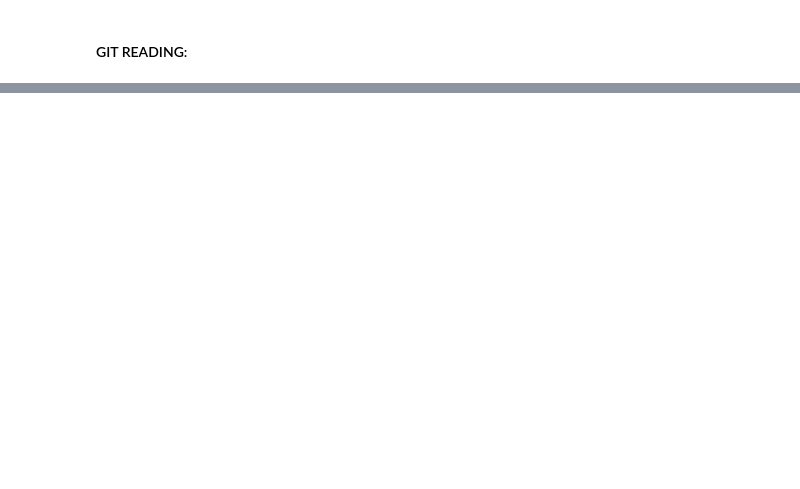
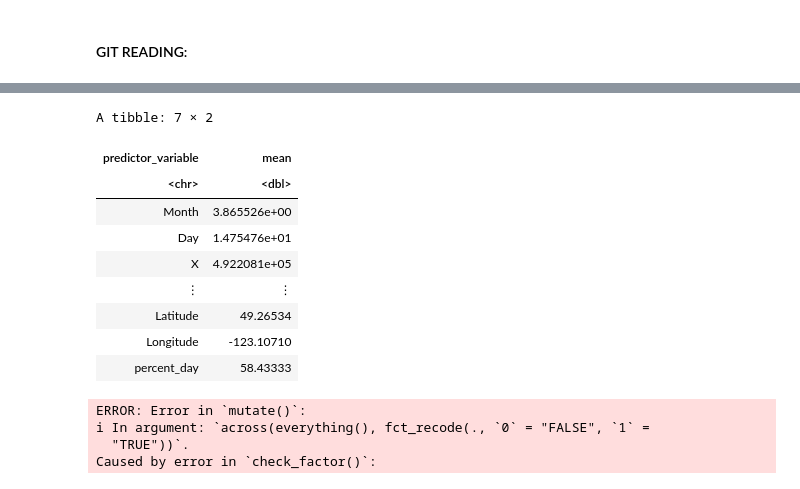
Before and after one commit to ireneberezin/DSCI-PROJECT-38, a Jupyter notebook: project_proposal.ipynb, the cells around one changed output, grey strips where cells are left out. Saved outputs shown, nothing was run; the diff lists cells and outputs as text; code cells hidden in the pictures; blank space fills up the shorter version.

```diff
--- a/project_proposal.ipynb
+++ b/project_proposal.ipynb
@@ -81,0 +116,31 @@ git_test_sprihaa
+# %%
+
+predictor_info <- crime_data_filtered|>
+select(-type_of_crime, -Year, -Neighborhood, -block_location)|>
+mutate(across(Month:Day, as.integer))|>
+drop_na()|>
+map_df(mean)|>
+pivot_longer(cols=Month:percent_day, names_to="predictor_variable", values_to="mean")
+predictor_info
+# %% [output]
+A tibble: 7 × 2
+| predictor_variable | mean |
+| <chr> | <dbl> |
+| Month | 3.865526e+00 |
+| Day | 1.475476e+01 |
+| X | 4.922081e+05 |
+| ⋮ | ⋮ |
+| Latitude | 49.26534 |
+| Longitude | -123.10710 |
+| percent_day | 58.43333 |
+# %%
+na_count <- crime_data_filtered |>
+summarise(across(everything(), is.na))|>
+mutate(across(everything(), as.factor))|>
+mutate(across(everything(), fct_recode(everything(), "0" = "FALSE", "1"="TRUE")))
+na_count
+# %% [output]
+ERROR: Error in `mutate()`:
+ℹ In argument: `across(everything(), fct_recode(., `0` = "FALSE", `1` =
+  "TRUE"))`.
+Caused by error in `check_factor()`:
```
Also changed, not shown: parts of 7 cells of this notebook.
